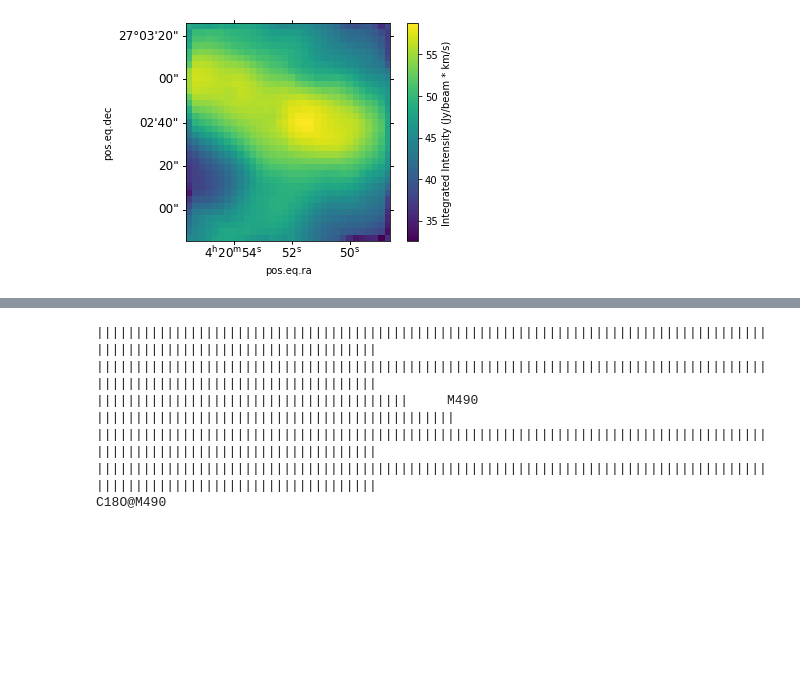
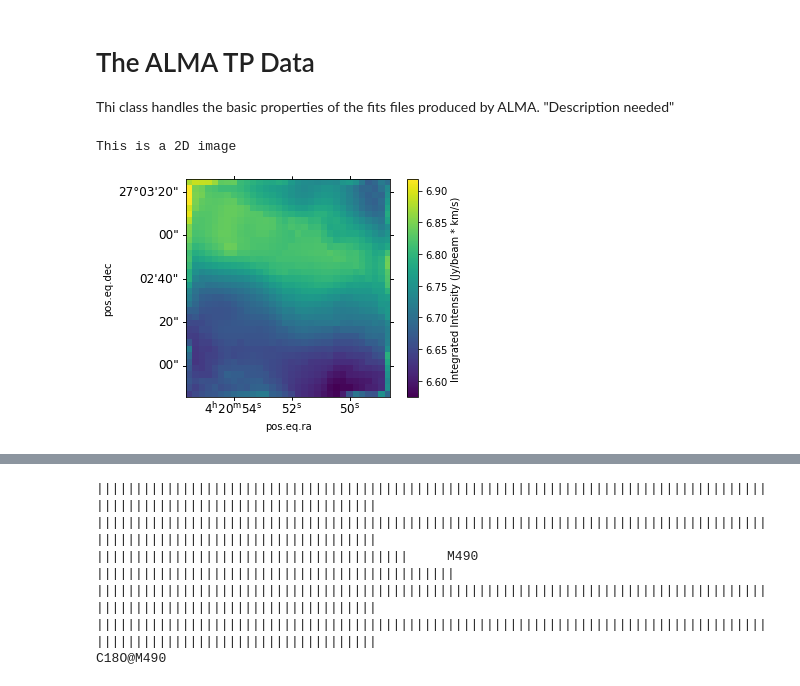
Before and after one commit to christianfloresg/B213-core-rotation-project, a Jupyter notebook: make_TP_maps.ipynb, the cells around one changed output, grey strips where cells are left out. Cells and saved outputs as stored; diff of their text form; code cells hidden in the pictures; blank space fills up the shorter version.

```diff
--- a/make_TP_maps.ipynb
+++ b/make_TP_maps.ipynb
@@ -107,4 +23,4 @@ def plot_moment_maps(path,filename,moment):
-# %%
-plot_moment_maps(path='.', filename='C18O_cube_M490_mom0.fits',moment=0)
-# %% [output]
-[figure, removed]
+# %% [markdown]
+# The ALMA TP Data
+Thi class handles the basic properties of the fits files produced by ALMA.
+"Description needed"
@@ -111,3 +124,8 @@ plot_moment_maps(path='.', filename='C18O_cube_M490_mom0.fits',moment=0)
+# %%
+plot_moment_maps(path='.', filename='C18O_cube_M490_mom1.fits',moment=0)
+# %% [output]
+This is a 2D image
+[figure, added]
 # %%
 def get_files_in_directory(directory_path):
     '''
```
Also changed, not shown: parts of 15 cells of this notebook.
